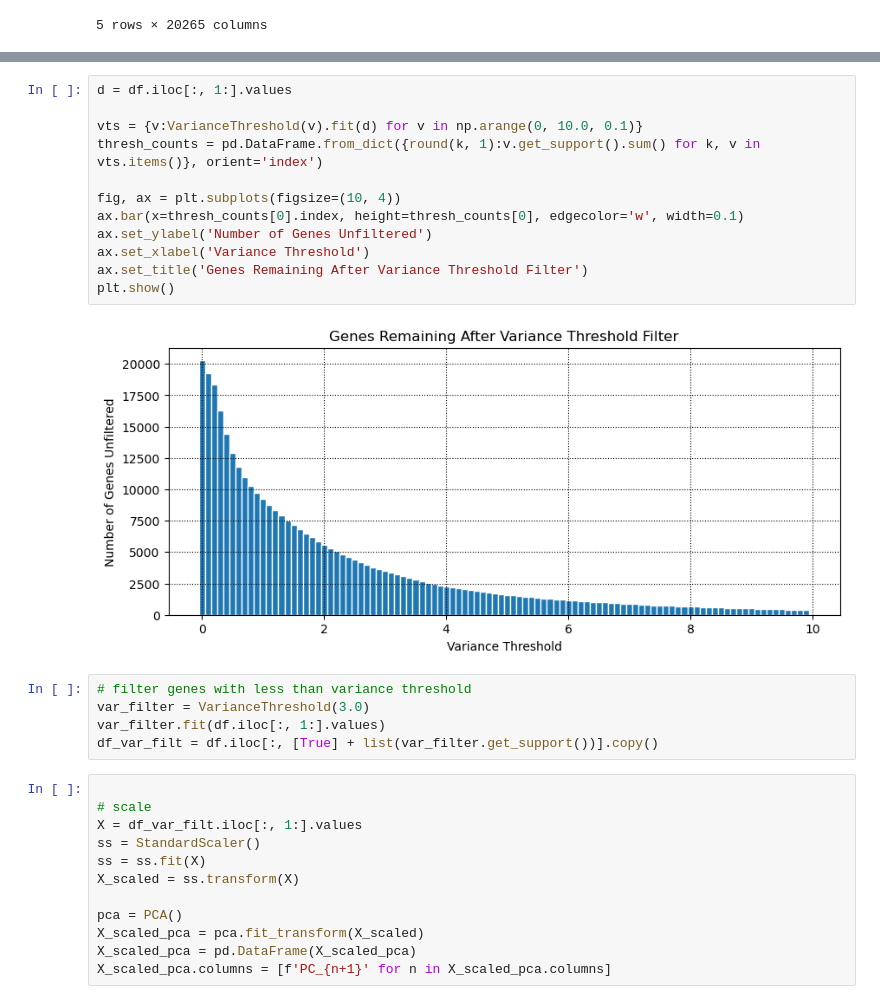
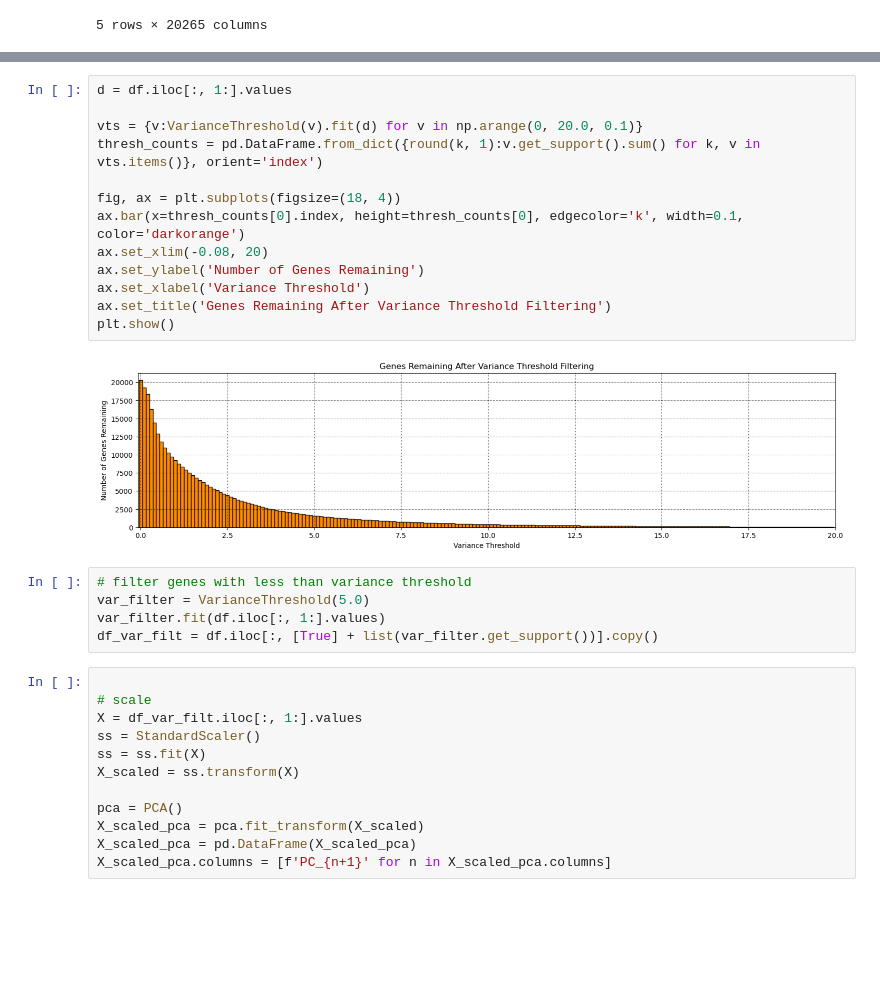
Before and after one commit to tadelloro/Gene_Expression_Clustering, a Jupyter notebook: Cluster_Analysis.ipynb, the cells around one changed output, grey strips where cells are left out. Cells and saved outputs as stored; diff of their text form; blank space fills up the shorter version.

```diff
--- a/Cluster_Analysis.ipynb
+++ b/Cluster_Analysis.ipynb
@@ -177,20 +181,21 @@ plt.show()
 # %%
 d = df.iloc[:, 1:].values
 
-vts = {v:VarianceThreshold(v).fit(d) for v in np.arange(0, 10.0, 0.1)}
+vts = {v:VarianceThreshold(v).fit(d) for v in np.arange(0, 20.0, 0.1)}
 thresh_counts = pd.DataFrame.from_dict({round(k, 1):v.get_support().sum() for k, v in vts.items()}, orient='index')
 
-fig, ax = plt.subplots(figsize=(10, 4))
-ax.bar(x=thresh_counts[0].index, height=thresh_counts[0], edgecolor='w', width=0.1)
-ax.set_ylabel('Number of Genes Unfiltered')
+fig, ax = plt.subplots(figsize=(18, 4))
+ax.bar(x=thresh_counts[0].index, height=thresh_counts[0], edgecolor='k', width=0.1, color='darkorange')
+ax.set_xlim(-0.08, 20)
+ax.set_ylabel('Number of Genes Remaining')
 ax.set_xlabel('Variance Threshold')
-ax.set_title('Genes Remaining After Variance Threshold Filter')
+ax.set_title('Genes Remaining After Variance Threshold Filtering')
 plt.show()
 # %% [output]
-[figure, old version]
+[figure, new version]
 # %%
 # filter genes with less than variance threshold
-var_filter = VarianceThreshold(3.0)
+var_filter = VarianceThreshold(5.0)
 var_filter.fit(df.iloc[:, 1:].values)
 df_var_filt = df.iloc[:, [True] + list(var_filter.get_support())].copy()
 # %%
```
Also changed, not shown: parts of 23 cells of this notebook.
